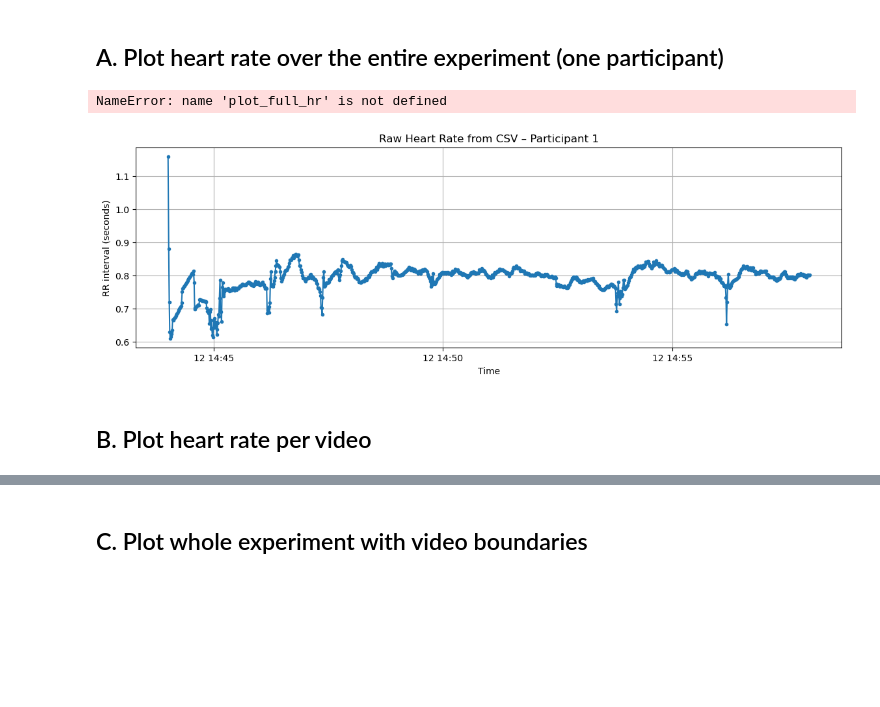
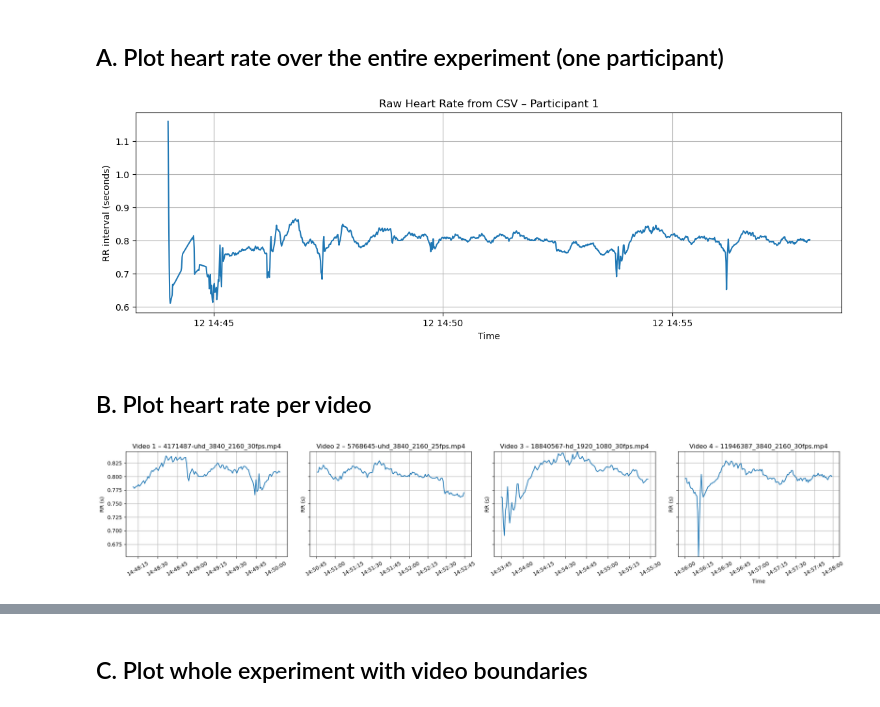
Before and after one commit to BalducciFrancesco/02455-Experiment-In-Cognitive-Science, a Jupyter notebook: analysis/visualization.ipynb, the cells around one changed output, grey strips where cells are left out. Drawn from its saved outputs; the diff is of its cells as text; code cells hidden in the pictures; blank space fills up the shorter version.

Commit message:
fix visualizations

```diff
--- a/analysis/visualization.ipynb
+++ b/analysis/visualization.ipynb
@@ -51,84 +51,85 @@ def load_hr_file(path: str) -> pd.DataFrame:
 
     df = pd.DataFrame(data_rows, columns=header)
 
     # numeric columns
     for col in ["RR", "ArtifactCorrectedRR", "RawArtifact"]:
         if col in df.columns:
             df[col] = pd.to_numeric(df[col], errors="coerce")
 
     if "RawArtifact" in df.columns:
         df["RawArtifact"] = df["RawArtifact"].fillna(0).astype(int)
 
     if "ts" in df.columns:
         df["ts"] = pd.to_datetime(df["ts"], errors="coerce")
 
     df = df.dropna(subset=["ts", "ArtifactCorrectedRR"])
     return df
 
 # -------- 2) plot raw HR from CSV (no video cutting) --------
 def plot_raw_hr_csv(participant_id: int):
     path = f"../trials_hr/participant{participant_id}.csv"  # adjust folder if needed
     df = load_hr_file(path)
 
     df["RR_seconds"] = df["ArtifactCorrectedRR"] / 1000.0
 
     plt.figure(figsize=(14, 4))
-    plt.plot(df["ts"], df["RR_seconds"], marker=".", linestyle="-")
+    plt.plot(df["ts"], df["RR_seconds"], linestyle="-")
     plt.title(f"Raw Heart Rate from CSV – Participant {participant_id}")
     plt.xlabel("Time")
     plt.ylabel("RR interval (seconds)")
     plt.grid(True)
     plt.show()
+plot_raw_hr_csv(1)
+# %% [output]
+[figure, added]
-# %%
-plot_full_hr(1)
-# %% [output]
-NameError: name 'plot_full_hr' is not defined
-# %%
-plot_raw_hr_csv(1)
-# %% [output]
-[figure, removed]
 # %% [markdown]
 ## B. Plot heart rate per video
 # %%
-import pandas as pd
-import matplotlib.pyplot as plt
-
 def plot_hr_by_video(participant_id):
-    # find participant in JSON
     p = next(pp for pp in participants if pp["participant_id"] == participant_id)
-
     n = len(p["stimuli"])
     if n == 0:
         print("No stimuli for this participant")
         return
 
-    fig, axes = plt.subplots(n, 1, figsize=(14, 3 * n), sharex=True)
+    # compute global y-limits
+    mins, maxs = [], []
+    for stim in p["stimuli"]:
+        dfh = pd.DataFrame(stim.get("heart_rate", []))
+        if "ArtifactCorrectedRR" in dfh.columns and not dfh.empty:
+            vals = pd.to_numeric(dfh["ArtifactCorrectedRR"], errors="coerce") / 1000.0
+            mins.append(vals.min()); maxs.append(vals.max())
+    ymin, ymax = (min(mins), max(maxs)) if mins else (0, 1)
+
+    fig, axes = plt.subplots(1, n, figsize=(5 * n, 4), sharey=True)
     if n == 1:
-        axes = [axes]  # make iterable
+        axes = [axes]
 
-    for i, (stim, ax) in enumerate(zip(p["stimuli"], axes)):
+    for stim, ax in zip(p["stimuli"], axes):
         df = pd.DataFrame(stim.get("heart_rate", []))
-
         if df.empty or "ts" not in df.columns or "ArtifactCorrectedRR" not in df.columns:
             ax.text(0.5, 0.5, "No HR data", ha="center", va="center", transform=ax.transAxes)
-            ax.set_title(f"Video {stim['id']} – {stim['video_id']}")
+            ax.set_title(f"Video {stim['id']} – {stim.get('video_id','')}")
             ax.grid(True)
+            ax.set_ylim(ymin, ymax)
             continue
 
-        # robust datetime parsing
         df["ts"] = pd.to_datetime(df["ts"], errors="coerce")
-
-        # convert ms → seconds
-        df["RR_seconds"] = df["ArtifactCorrectedRR"] / 1000.0
-
-        # drop bad rows and sort
+        df["RR_seconds"] = pd.to_numeric(df["ArtifactCorrectedRR"], errors="coerce") / 1000.0
         df = df.dropna(subset=["ts", "RR_seconds"]).sort_values("ts")
 
-        ax.plot(df["ts"], df["RR_seconds"], marker=".", linestyle="-")
+        ax.plot(df["ts"], df["RR_seconds"], linestyle="-")
         ax.set_title(f"Video {stim['id']} – {stim['video_id']}")
         ax.set_ylabel("RR (s)")
         ax.grid(True)
+        ax.set_ylim(ymin, ymax)
+        for lbl in ax.get_xticklabels():
+            lbl.set_rotation(30)
 
     axes[-1].set_xlabel("Time")
     fig.tight_layout()
     plt.show()
+
+plot_hr_by_video(1)
+# %% [output]
+[figure, added]
```
Also changed, not shown: parts of 3 cells of this notebook.
